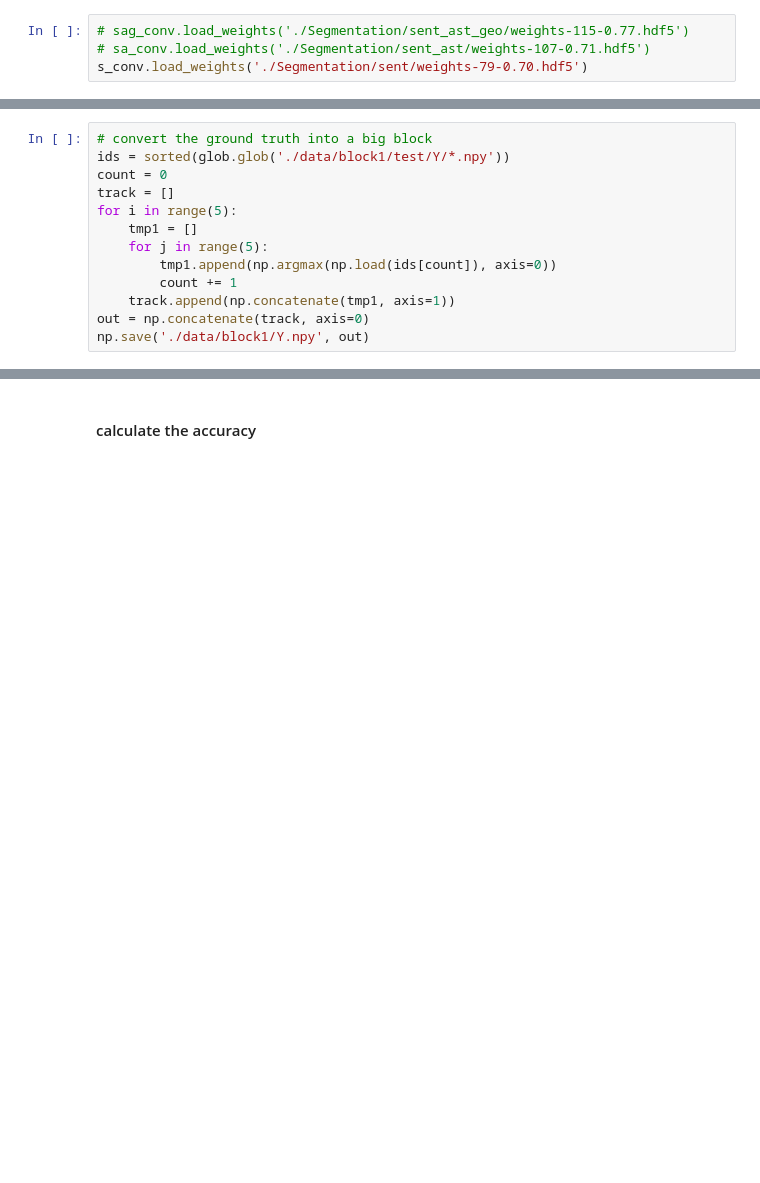
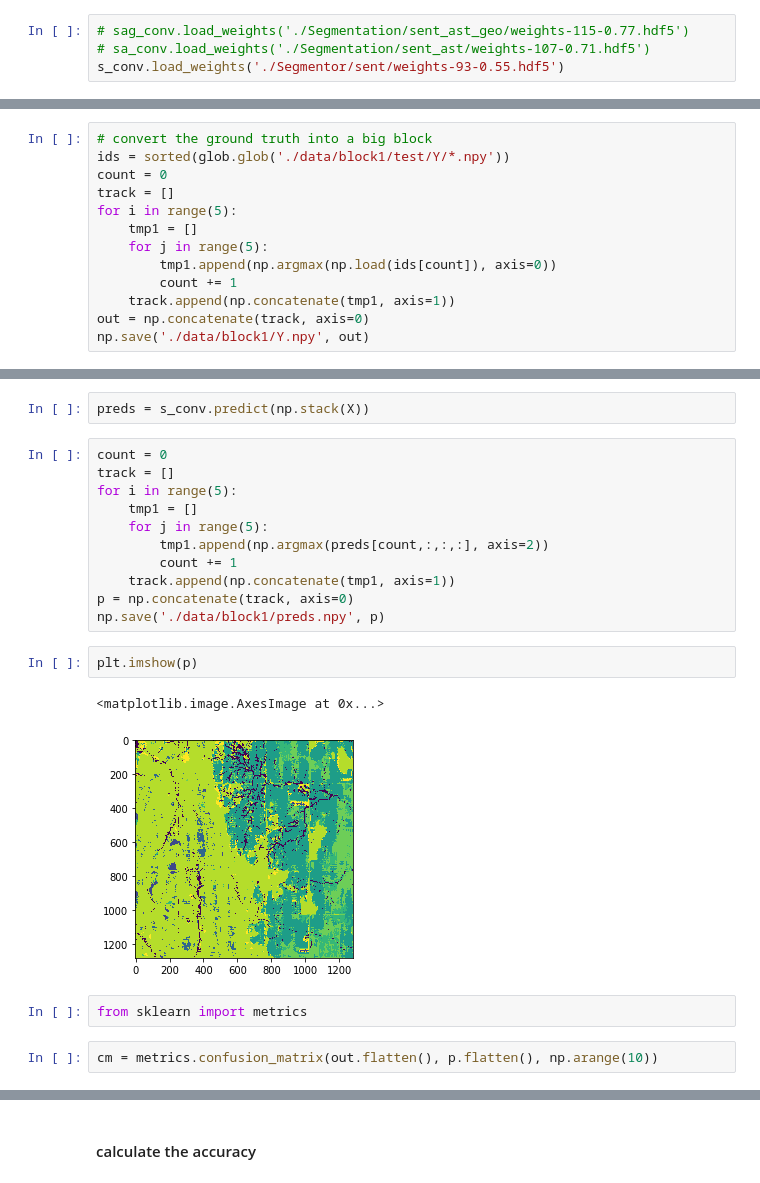
Before and after one commit to chenyz0601/DL-RockClassification, a Jupyter notebook: test.ipynb, the cells around one changed output, grey strips where cells are left out. Cells and saved outputs as stored; diff of their text form; blank space fills up the shorter version.

Commit message:
add confusion_matrix

```diff
--- a/test.ipynb
+++ b/test.ipynb
@@ -30,7 +30,7 @@ compiling Segmentation only, lr is 0.001 ...
 # %%
 # sag_conv.load_weights('./Segmentation/sent_ast_geo/weights-115-0.77.hdf5')
 # sa_conv.load_weights('./Segmentation/sent_ast/weights-107-0.71.hdf5')
-s_conv.load_weights('./Segmentation/sent/weights-79-0.70.hdf5')
+s_conv.load_weights('./Segmentor/sent/weights-93-0.55.hdf5')
 # %% [markdown]
 #### prepare test data
 # %%
@@ -59,0 +63,22 @@ np.save('./data/block1/Y.npy', out)
+# %%
+preds = s_conv.predict(np.stack(X))
+# %%
+count = 0
+track = []
+for i in range(5):
+    tmp1 = []
+    for j in range(5):
+        tmp1.append(np.argmax(preds[count,:,:,:], axis=2))
+        count += 1
+    track.append(np.concatenate(tmp1, axis=1))
+p = np.concatenate(track, axis=0)
+np.save('./data/block1/preds.npy', p)
+# %%
+plt.imshow(p)
+# %% [output]
+<matplotlib.image.AxesImage at 0x...>
+[figure, added]
+# %%
+from sklearn import metrics
+# %%
+cm = metrics.confusion_matrix(out.flatten(), p.flatten(), np.arange(10))
```
Also changed, not shown: parts of 4 cells of this notebook, 1 other file.
